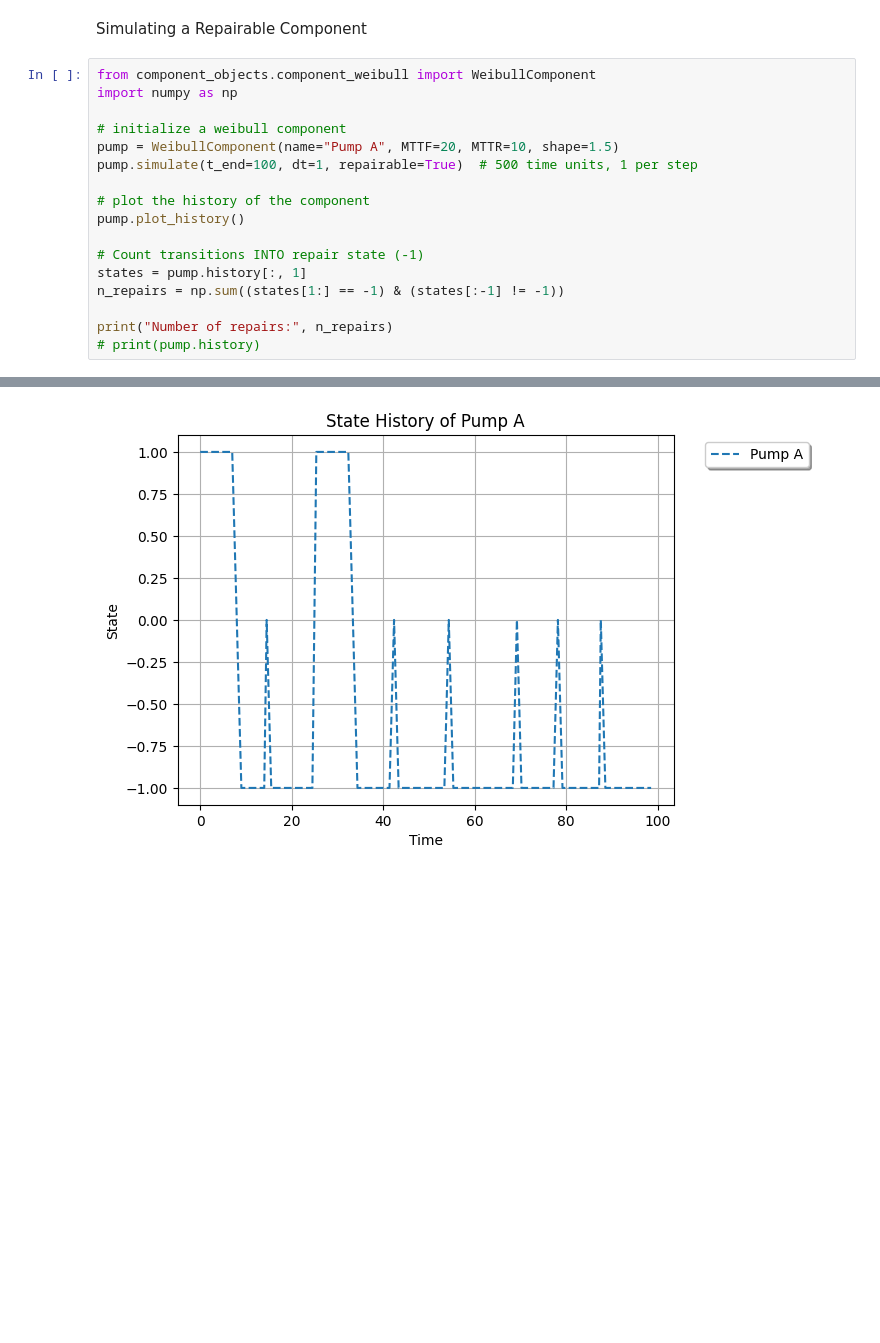
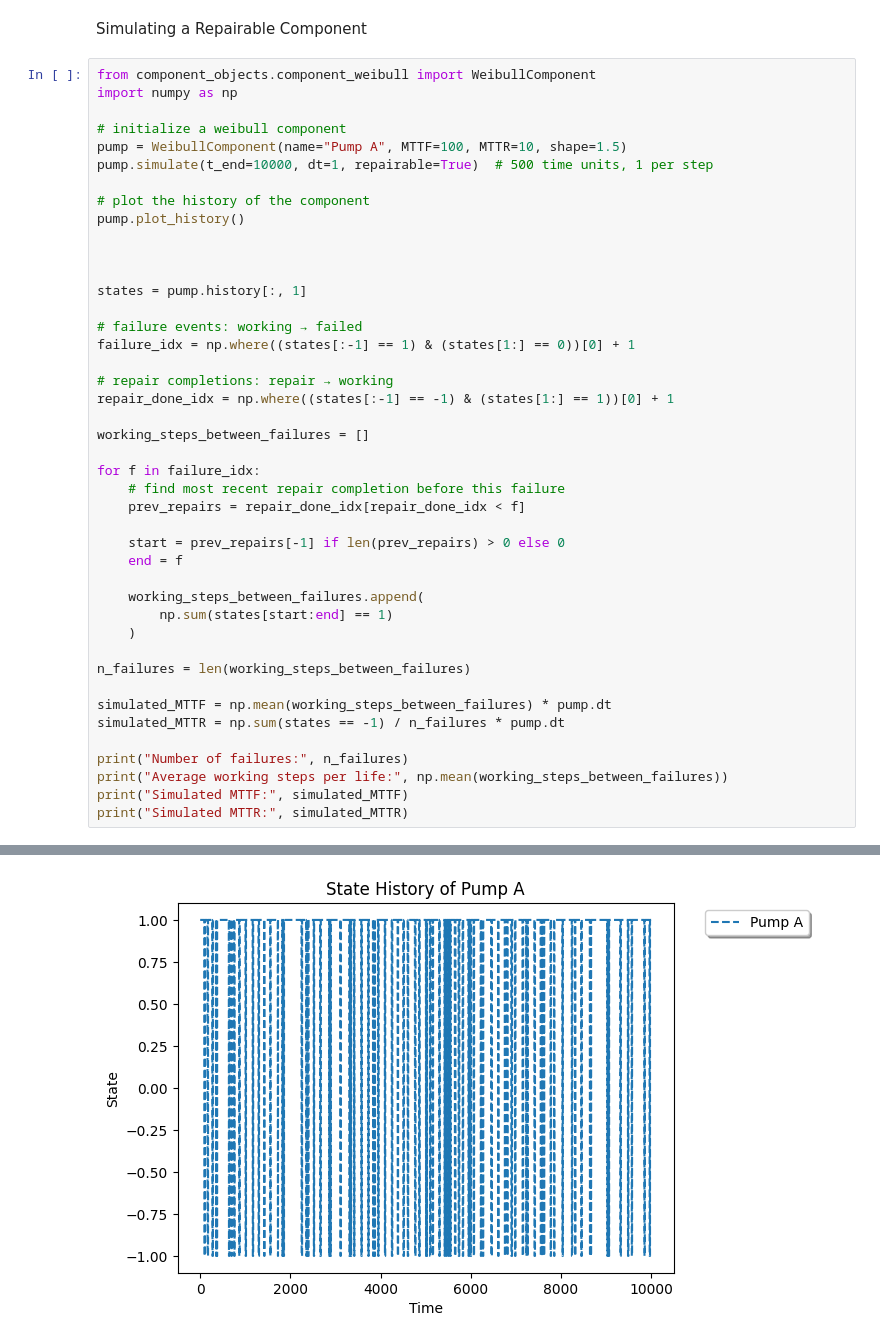
Before and after one commit to andreyaW/KISS2, a Jupyter notebook: object_testing_notebooks/comp_test.ipynb, the cells around one changed output, grey strips where cells are left out. Saved outputs shown, nothing was run; the diff lists cells and outputs as text; blank space fills up the shorter version.

Commit message:
validated MTTR and MTTF for repairbale components

```diff
--- a/object_testing_notebooks/comp_test.ipynb
+++ b/object_testing_notebooks/comp_test.ipynb
@@ -229,16 +229,42 @@ from component_objects.component_weibull import WeibullComponent
 import numpy as np
 
 # initialize a weibull component
-pump = WeibullComponent(name="Pump A", MTTF=20, MTTR=10, shape=1.5)
-pump.simulate(t_end=100, dt=1, repairable=True)  # 500 time units, 1 per step
+pump = WeibullComponent(name="Pump A", MTTF=100, MTTR=10, shape=1.5)
+pump.simulate(t_end=10000, dt=1, repairable=True)  # 500 time units, 1 per step
 
 # plot the history of the component
 pump.plot_history()
 
-# Count transitions INTO repair state (-1)
+
+
 states = pump.history[:, 1]
-n_repairs = np.sum((states[1:] == -1) & (states[:-1] != -1))
 
-print("Number of repairs:", n_repairs)
-# print(pump.history)
+# failure events: working → failed
+failure_idx = np.where((states[:-1] == 1) & (states[1:] == 0))[0] + 1
+
+# repair completions: repair → working
+repair_done_idx = np.where((states[:-1] == -1) & (states[1:] == 1))[0] + 1
+
+working_steps_between_failures = []
+
+for f in failure_idx:
+    # find most recent repair completion before this failure
+    prev_repairs = repair_done_idx[repair_done_idx < f]
+
+    start = prev_repairs[-1] if len(prev_repairs) > 0 else 0
+    end = f
+
+    working_steps_between_failures.append(
+        np.sum(states[start:end] == 1)
+    )
+
+n_failures = len(working_steps_between_failures)
+
+simulated_MTTF = np.mean(working_steps_between_failures) * pump.dt
+simulated_MTTR = np.sum(states == -1) / n_failures * pump.dt
+
+print("Number of failures:", n_failures)
+print("Average working steps per life:", np.mean(working_steps_between_failures))
+print("Simulated MTTF:", simulated_MTTF)
+print("Simulated MTTR:", simulated_MTTR)
 # %% [output]
@@ -246 +275 @@ Number of repairs: 8
-[figure, old version]
+[figure, new version]
```
Also changed, not shown: parts of 1 cell of this notebook, 1 other file.
